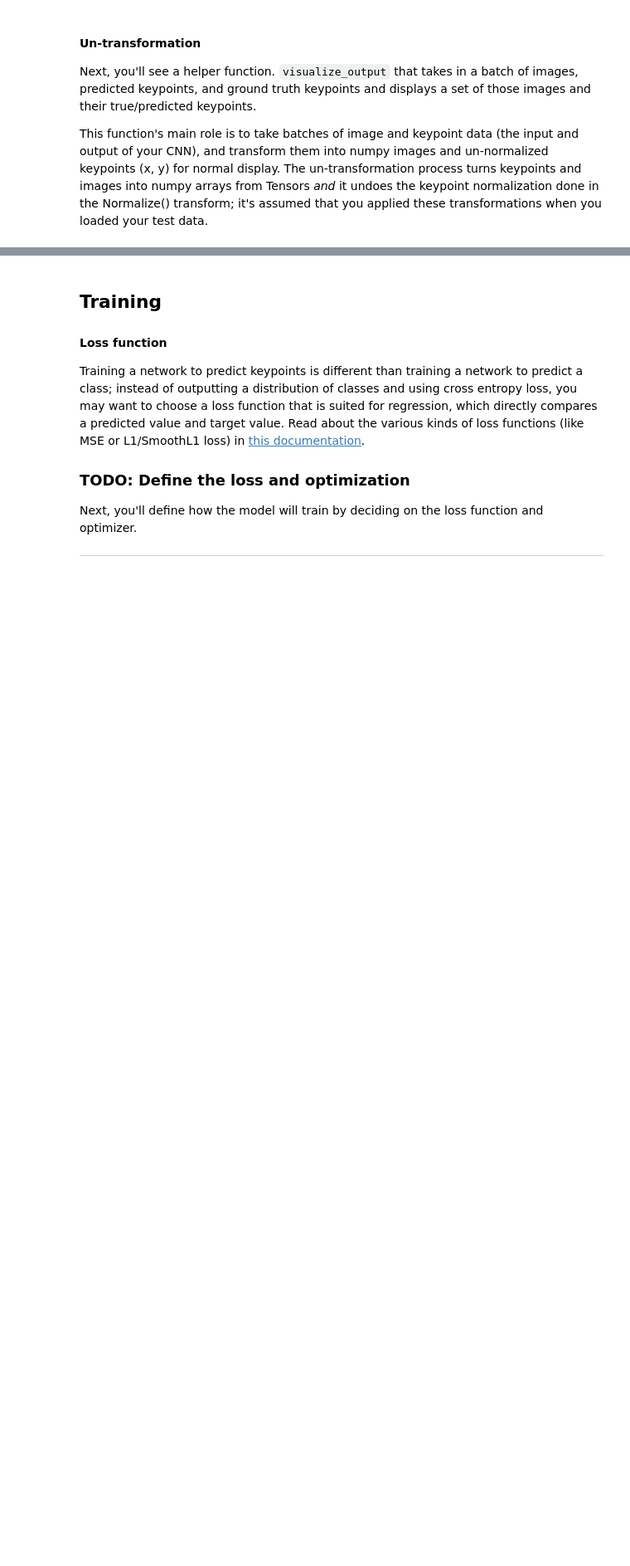
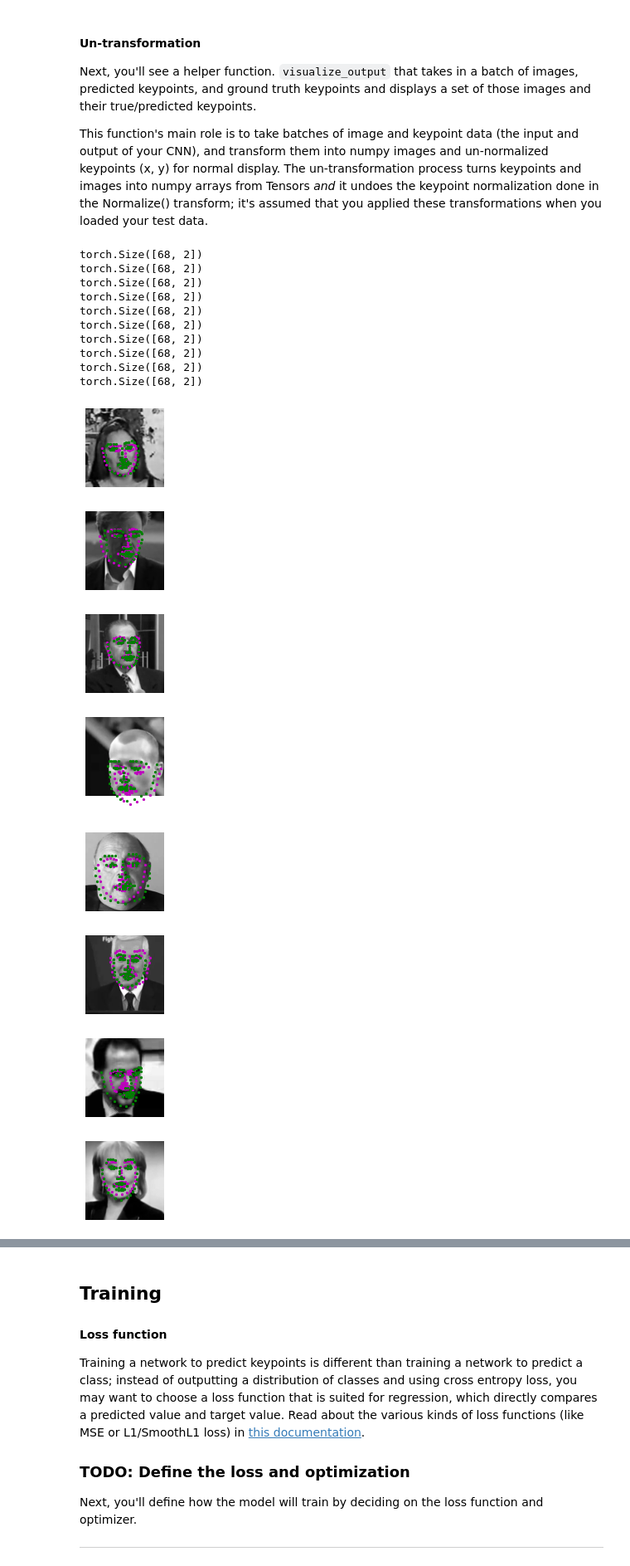
Before and after one commit to Suraj0712/CVND_1_Facial_Keypoint_Detection, a Jupyter notebook: Project/P1_Facial_Keypoints/2. Define the Network Architecture.ipynb, the cells around one changed output, grey strips where cells are left out. Shown: that part at 83% size. Cells and saved outputs as stored; diff of their text form; code cells hidden in the pictures; blank space fills up the shorter version.

```diff
--- a/Project/P1_Facial_Keypoints/2. Define the Network Architecture.ipynb
+++ b/Project/P1_Facial_Keypoints/2. Define the Network Architecture.ipynb
@@ -274,32 +277,51 @@ This function's main role is to take batches of image and keypoint data (the inp
 def visualize_output(test_images, test_outputs, gt_pts=None, batch_size=10):
 
     for i in range(batch_size):
         plt.figure(figsize=(20,10))
         ax = plt.subplot(1, batch_size, i+1)
 
         # un-transform the image data
         image = test_images[i].data   # get the image from it's wrapper
         image = image.numpy()   # convert to numpy array from a Tensor
         image = np.transpose(image, (1, 2, 0))   # transpose to go from torch to numpy image
 
         # un-transform the predicted key_pts data
         predicted_key_pts = test_outputs[i].data
         predicted_key_pts = predicted_key_pts.numpy()
         # undo normalization of keypoints
         predicted_key_pts = predicted_key_pts*50.0+100
 
         # plot ground truth points for comparison, if they exist
         ground_truth_pts = None
         if gt_pts is not None:
             ground_truth_pts = gt_pts[i]
             ground_truth_pts = ground_truth_pts*50.0+100
-
+#         print(ground_truth_pts.shape)
         # call show_all_keypoints
         show_all_keypoints(np.squeeze(image), predicted_key_pts, ground_truth_pts)
 
         plt.axis('off')
 
     plt.show()
 
 # call it
-# visualize_output(test_images, test_outputs, gt_pts)
+visualize_output(test_images, test_outputs, gt_pts)
+# %% [output]
+torch.Size([68, 2])
+torch.Size([68, 2])
+torch.Size([68, 2])
+torch.Size([68, 2])
+torch.Size([68, 2])
+torch.Size([68, 2])
+torch.Size([68, 2])
+torch.Size([68, 2])
+torch.Size([68, 2])
+torch.Size([68, 2])
+[figure, added]
+[figure, added]
+[figure, added]
+[figure, added]
+[figure, added]
+[figure, added]
+[figure, added]
+[figure, added]
```
Also changed, not shown: parts of 15 cells of this notebook, 2 other files.
